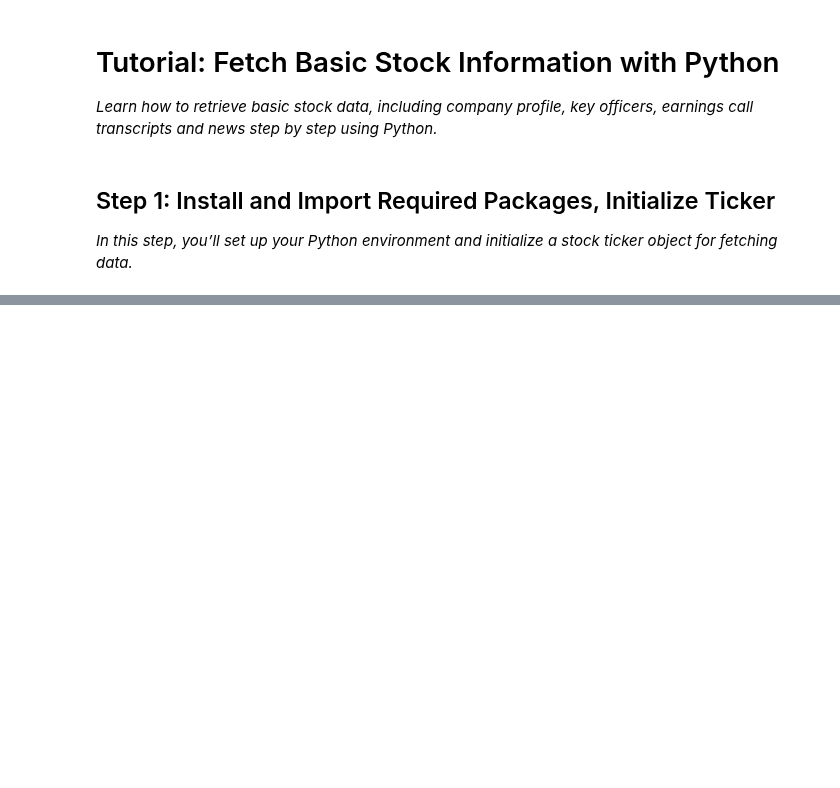
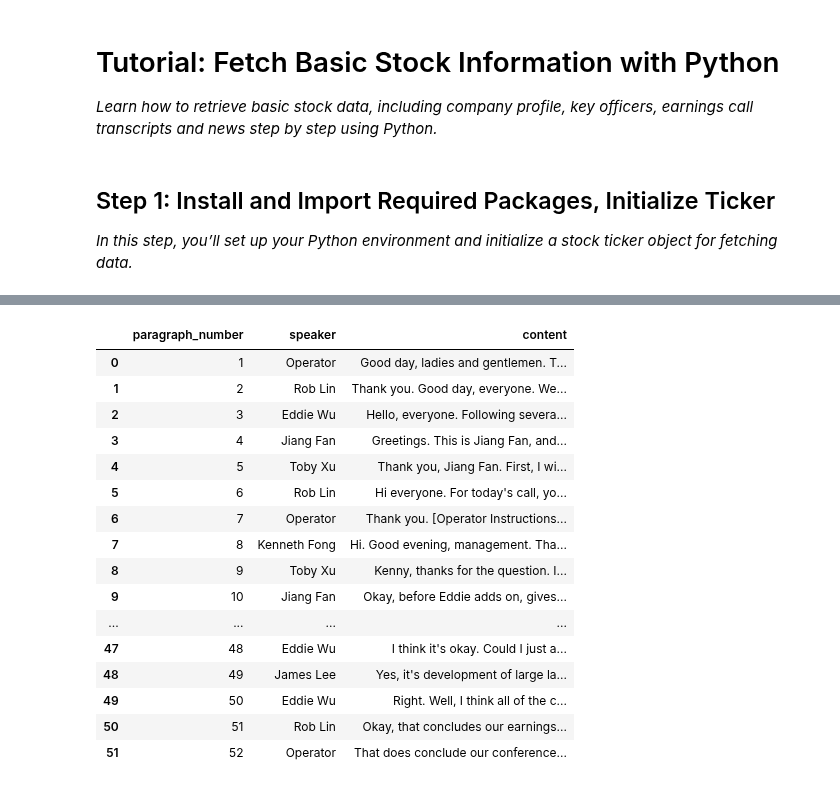
Before and after one commit to defeat-beta/defeatbeta-api, a Jupyter notebook: notebooks/00_tutorial_info.ipynb, the cells around one changed output, grey strips where cells are left out. Saved outputs shown, nothing was run; the diff lists cells and outputs as text; code cells hidden in the pictures; blank space fills up the shorter version.

```diff
--- a/notebooks/00_tutorial_info.ipynb
+++ b/notebooks/00_tutorial_info.ipynb
@@ -37,0 +82,20 @@ ticker.officers()
+# %%
+transcripts.get_transcript(2024, 4)
+# %% [output]
+|  | paragraph_number | speaker | content |
+| 0 | 1 | Operator | Good day, ladies and gentlemen. T... |
+| 1 | 2 | Rob Lin | Thank you. Good day, everyone. We... |
+| 2 | 3 | Eddie Wu | Hello, everyone. Following severa... |
+| 3 | 4 | Jiang Fan | Greetings. This is Jiang Fan, and... |
+| 4 | 5 | Toby Xu | Thank you, Jiang Fan. First, I wi... |
+| 5 | 6 | Rob Lin | Hi everyone. For today's call, yo... |
+| 6 | 7 | Operator | Thank you. [Operator Instructions... |
+| 7 | 8 | Kenneth Fong | Hi. Good evening, management. Tha... |
+| 8 | 9 | Toby Xu | Kenny, thanks for the question. I... |
+| 9 | 10 | Jiang Fan | Okay, before Eddie adds on, gives... |
+| ... | ... | ... | ... |
+| 47 | 48 | Eddie Wu | I think it's okay. Could I just a... |
+| 48 | 49 | James Lee | Yes, it's development of large la... |
+| 49 | 50 | Eddie Wu | Right. Well, I think all of the c... |
+| 50 | 51 | Rob Lin | Okay, that concludes our earnings... |
+| 51 | 52 | Operator | That does conclude our conference... |
```
Also changed, not shown: parts of 7 cells of this notebook.
